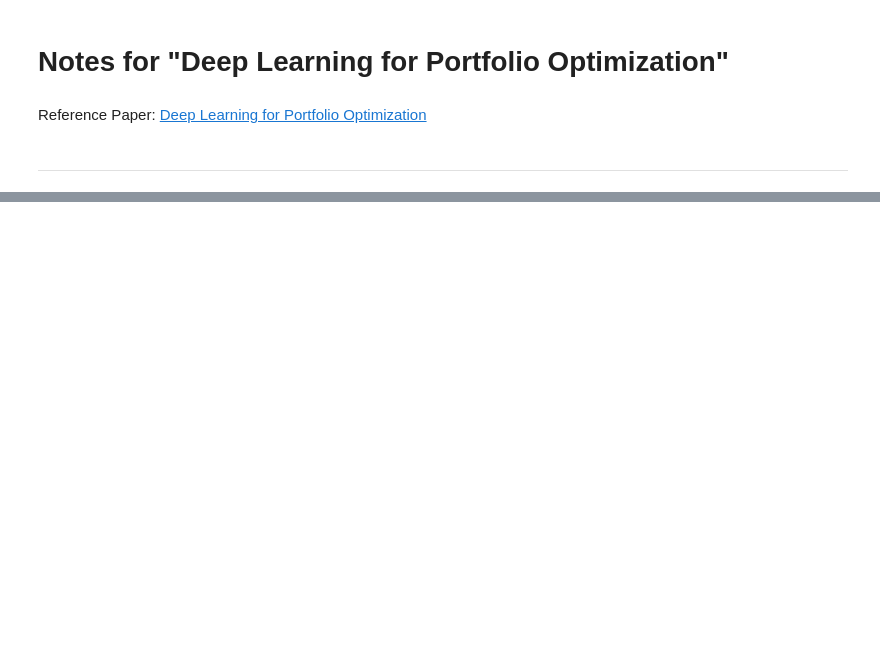
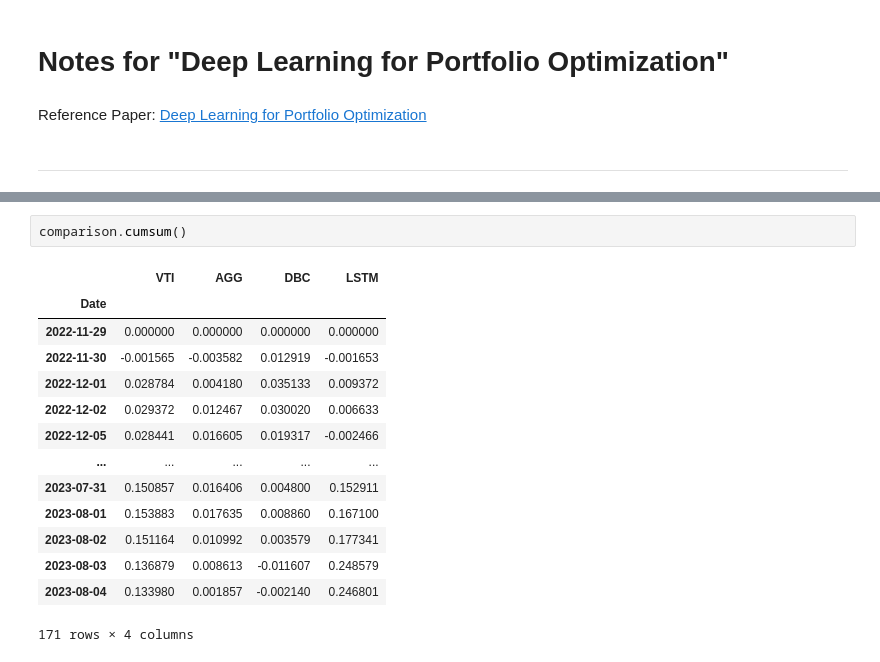
Before and after one commit to aungsias/Forays, a Jupyter notebook: 2. Portfolio Optimization/2. Deep Learning for Portoflio Optimization.ipynb, the cells around one changed output, grey strips where cells are left out. Saved outputs shown, nothing was run; the diff lists cells and outputs as text; blank space fills up the shorter version.

```diff
--- a/2. Portfolio Optimization/2. Deep Learning for Portoflio Optimization.ipynb
+++ b/2. Portfolio Optimization/2. Deep Learning for Portoflio Optimization.ipynb
@@ -373,0 +266,17 @@ te
+# %%
+comparison.cumsum()
+# %% [output]
+|  | VTI | AGG | DBC | LSTM |
+| Date |  |  |  |  |
+| 2022-11-29 | 0.000000 | 0.000000 | 0.000000 | 0.000000 |
+| 2022-11-30 | -0.001565 | -0.003582 | 0.012919 | -0.001653 |
+| 2022-12-01 | 0.028784 | 0.004180 | 0.035133 | 0.009372 |
+| 2022-12-02 | 0.029372 | 0.012467 | 0.030020 | 0.006633 |
+| 2022-12-05 | 0.028441 | 0.016605 | 0.019317 | -0.002466 |
+| ... | ... | ... | ... | ... |
+| 2023-07-31 | 0.150857 | 0.016406 | 0.004800 | 0.152911 |
+| 2023-08-01 | 0.153883 | 0.017635 | 0.008860 | 0.167100 |
+| 2023-08-02 | 0.151164 | 0.010992 | 0.003579 | 0.177341 |
+| 2023-08-03 | 0.136879 | 0.008613 | -0.011607 | 0.248579 |
+| 2023-08-04 | 0.133980 | 0.001857 | -0.002140 | 0.246801 |
+171 rows × 4 columns
```
Also changed, not shown: parts of 26 cells of this notebook.
